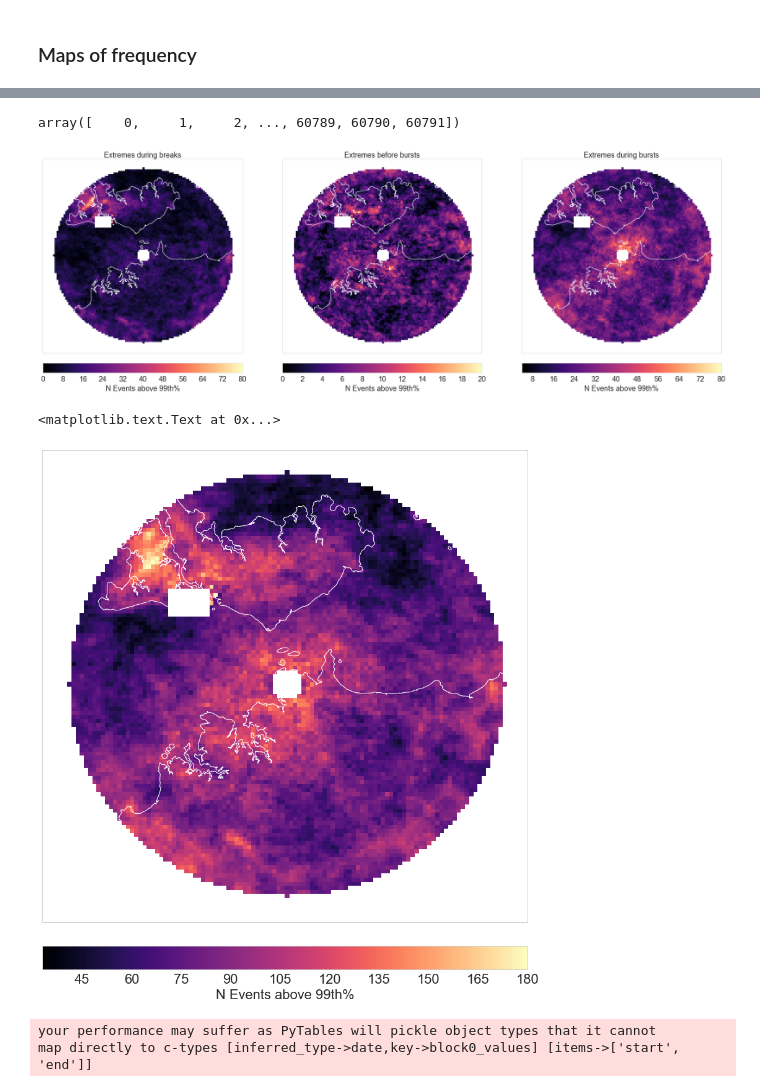
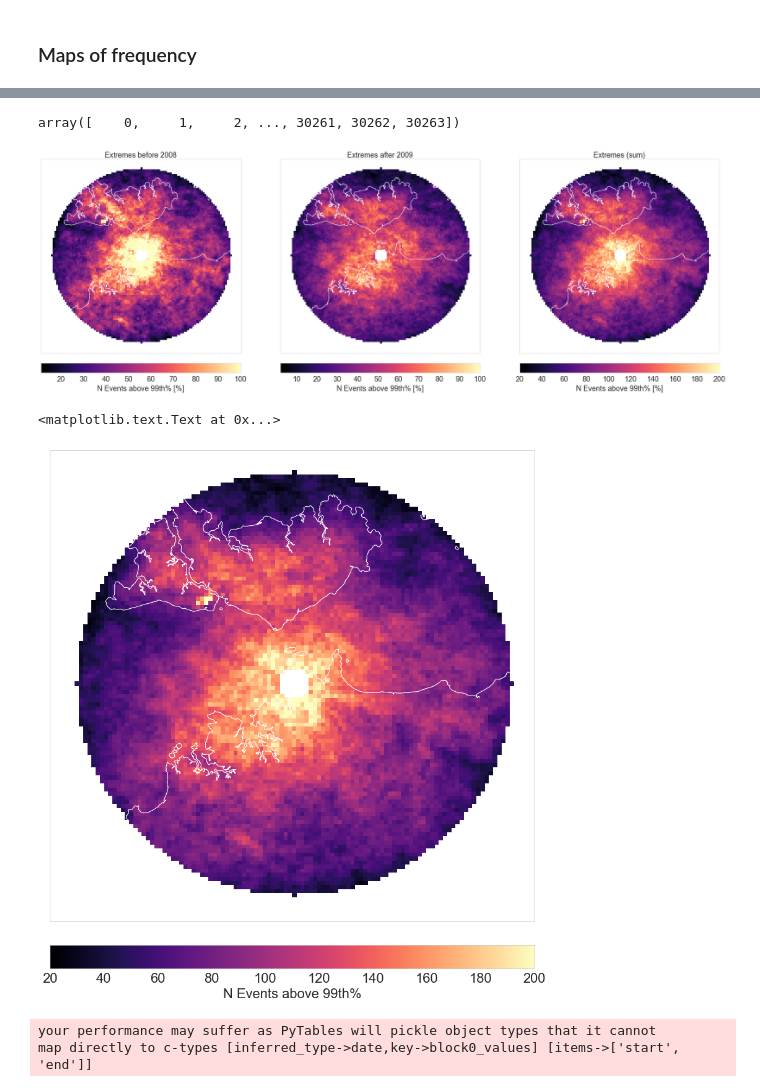
Before and after one commit to antarcticrainforest/RainfallExtremes, a Jupyter notebook: python/MonsoonAndExtremes.ipynb, the cells around one changed output, grey strips where cells are left out. Cells and saved outputs as stored; diff of their text form; code cells hidden in the pictures.

```diff
--- a/python/MonsoonAndExtremes.ipynb
+++ b/python/MonsoonAndExtremes.ipynb
@@ -408,40 +400,47 @@ for i, rain in enumerate((rr10min,rr6h,rr24h)):
 # %%
 thresh = perc['P1h'][99]
 S = pd.Series(np.arange(len(time)),index=time)
-S.loc[time].values
+S1=S['1998-12-06':'2008-12-31'].index
+S2=S['2009-01-01':'2017-12-31'].index
+S.loc[S1].values
 # %% [output]
-array([    0,     1,     2, ..., 60789, 60790, 60791])
+array([    0,     1,     2, ..., 30261, 30262, 30263])
 # %%
 D = []
 data = np.zeros([117,117])
-for i in (time, breaks1h, priors1h, bursts1h):
+for i in (time, S1, S2):
+#for i in (time, breaks1h, priors1h, bursts1h):
     tt = S.loc[i].values
     D.append((( np.ma.masked_less(rr[:,:,tt],thresh) * 0 ) + 1 ).sum(axis=-1))
 # %%
 import matplotlib as mpl
+# %%
+maxval =[200, 0.5, .5, .5]
+maxval =[200, 100, 100, 200]
 # %%
-names=['(total)','during breaks','before bursts','during bursts']
+names=['(total)','before 2008','after 2009', '(sum)']
 mpl.rcParams['figure.figsize'] = [30.0,30.0]
-maxval =[180, 80, 20, 80]
-C  = [D[0],D[1],D[2],D[3]]
+
+#C  = [D[0],D[1]/len(S1)*100,D[2]/len(S1)*100,(D[1]+D[2])/(len(S1)+len(S2))*100]
+C = [D[0],D[1],D[2],D[1]+D[2]]
 fig = plt.figure()
 mask = (D[0] * 0 )+1
 for i, idx in enumerate(C[1:]):
     ax = fig.add_subplot(1,3,i+1)
     data = np.zeros([117,117])
     #tt = S.loc[time].values
     #data = (( np.ma.masked_less(rr[:,:,tt],thresh) * 0 ) + 1 ).sum(axis=-1)
     try:
         im = m.pcolormesh(lon, lat, mask*C[i+1].filled(0),vmax=maxval[i+1],cmap=mpl.cm.magma)
     except AttributeError:
         im = m.pcolormesh(lon, lat, mask*C[i+1],vmax=maxval[i+1], cmap=mpl.cm.magma)
     m.drawcoastlines(color='w')
     cbar=m.colorbar(im,location='bottom',pad='5%')
-    cbar.set_label(u'N Events above 99th%',size=18)
+    cbar.set_label(u'N Events above 99th% [%]',size=18)
     cbar.ax.tick_params(labelsize=18)
     ax.set_title('Extremes %s'%names[i+1],size=18)
 # %% [output]
-[figure, old version]
+[figure, new version]
 # %%
 ax = fig.add_subplot(111)
 i=0
@@ -457,7 +456,7 @@ cbar.ax.tick_params(labelsize=22)
 ax.set_title('Extremes %s'%names[i])
 # %% [output]
 <matplotlib.text.Text at 0x...>
-[figure, old version]
+[figure, new version]
 # %%
 breaks = np.unique(breaks1h.date)
 priors = np.unique(priors1h.date)
```
Also changed, not shown: parts of 4 cells of this notebook.
